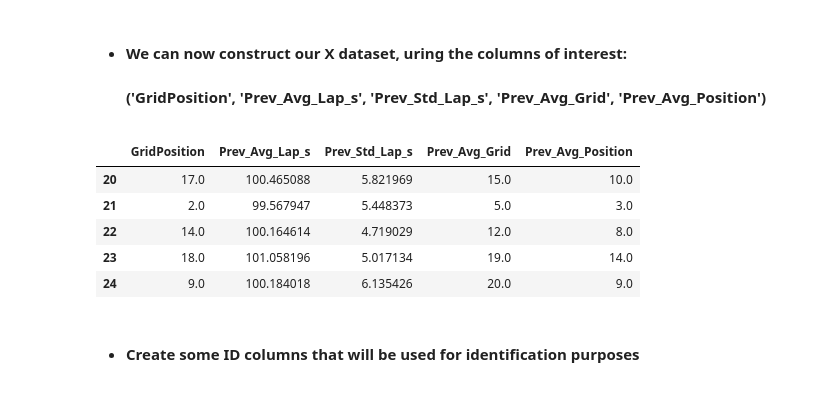
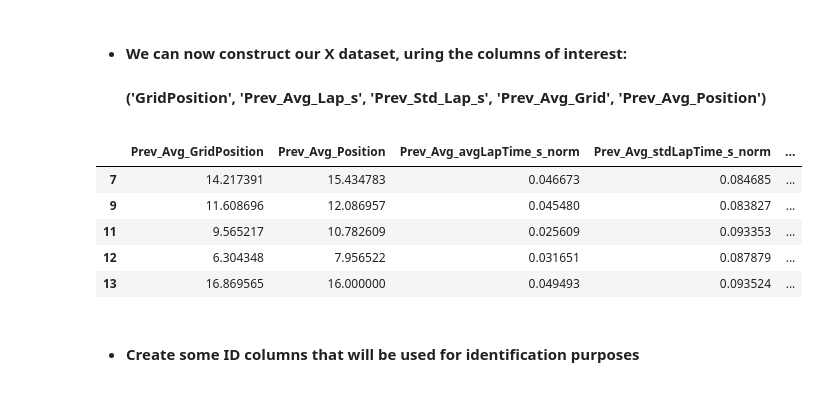
Before and after one commit to apostkpl/fun_with_fastF1, a Jupyter notebook: fastf1_pred.ipynb, the cells around one changed output. Saved outputs shown, nothing was run; the diff lists cells and outputs as text; code cells hidden in the pictures.

```diff
--- a/fastf1_pred.ipynb
+++ b/fastf1_pred.ipynb
@@ -139,0 +186,13 @@ all_stats.dropna(subset = ['Prev_Avg_Grid', 'Prev_Avg_Lap_s', 'Prev_Std_Lap_s'],
+# %%
+all_stats['Prev_Avg_Finish_Track'] = all_stats.groupby(['Driver', 'CircuitName'])['Position'].transform(
+    lambda x: x.expanding(min_periods = 1).mean().shift(1)
+)
+
+all_stats['Rolling_Prev_Avg_Finish_Track'] = all_stats.groupby(['Driver', 'CircuitName'])['Position'].transform(
+    lambda x: x.rolling(window = WINDOW_SIZE, min_periods = 1).mean().shift(1)
+)
+
+all_stats.dropna(
+    subset = ['Prev_Avg_Finish_Track', 'Rolling_Prev_Avg_Finish_Track'],
+    inplace = True
+)
@@ -139,0 +201,24 @@ all_stats.dropna(subset = ['Prev_Avg_Grid', 'Prev_Avg_Lap_s', 'Prev_Std_Lap_s'],
+# %%
+# Find out how the team as a whole is doing in recent races when it comes to average lap times
+all_stats['Rolling_Prev_Avg_TeamPace'] = all_stats.groupby('Team')['avgLapTime_s_norm'].transform(
+    lambda x: x.rolling(window = WINDOW_SIZE, min_periods = 1).mean().shift(1)
+)
+
+# Create a "per_team" df for summed "Position"s
+per_team_stats = all_stats.groupby(['Year', 'raceID', 'Team'])['Position'].mean().reset_index()
+# Merge the new summed Positions (will rename them) with the original df
+per_team_stats.rename(columns = {'Position': 'perRace_Team_Avg_Pos'}, inplace=True)
+all_stats = all_stats.merge(
+    per_team_stats[['Year', 'raceID', 'Team', 'perRace_Team_Avg_Pos']],
+    on=['Year', 'raceID', 'Team'],
+    how='left'
+)
+
+all_stats['Rolling_Prev_Avg_TeamFinalPos'] = all_stats.groupby('Team')['perRace_Team_Avg_Pos'].transform(
+    lambda x: x.rolling(window = WINDOW_SIZE, min_periods = 1).mean().shift(1)
+)
+
+all_stats.dropna(
+    subset = ['Rolling_Prev_Avg_TeamPace', 'Rolling_Prev_Avg_TeamFinalPos'],
+    inplace = True
+)
@@ -140,3 +227,5 @@ all_stats.dropna(subset = ['Prev_Avg_Grid', 'Prev_Avg_Lap_s', 'Prev_Std_Lap_s'],
+# %%
+all_stats['BadResult'] = (all_stats['Position'] > 10).astype(int)
 # %%
 all_stats.columns
 # %% [output]
@@ -148,16 +244,19 @@ Index(['Driver', 'lapsCompleted', 'avgLapTime_s', 'stdLapTime_s',
 - #### We can now construct our X dataset, uring the columns of interest:
   #### ('GridPosition', 'Prev_Avg_Lap_s', 'Prev_Std_Lap_s', 'Prev_Avg_Grid', 'Prev_Avg_Position')
 # %%
-X_cols = ['GridPosition', 'Prev_Avg_Lap_s', 'Prev_Std_Lap_s', 'Prev_Avg_Grid', 'Prev_Avg_Position']
+X_cols = ['Prev_Avg_GridPosition', 'Prev_Avg_Position', 'Prev_Avg_avgLapTime_s_norm', 'Prev_Avg_stdLapTime_s_norm',
+         'Rolling_Prev_Avg_avgLapTime_s_norm', 'Rolling_Prev_Avg_stdLapTime_s_norm',
+         'Rolling_Prev_Avg_GridPosition', 'Rolling_Prev_Avg_Position', 'Prev_Avg_Finish_Track', 'Rolling_Prev_Avg_Finish_Track',
+         'Rolling_Prev_Avg_TeamPace', 'Rolling_Prev_Avg_TeamFinalPos', 'BadResult']
 X = all_stats[X_cols].copy()
 X.head()
 # %% [output]
-|  | GridPosition | Prev_Avg_Lap_s | Prev_Std_Lap_s | Prev_Avg_Grid | Prev_Avg_Position |
-| 20 | 17.0 | 100.465088 | 5.821969 | 15.0 | 10.0 |
-| 21 | 2.0 | 99.567947 | 5.448373 | 5.0 | 3.0 |
-| 22 | 14.0 | 100.164614 | 4.719029 | 12.0 | 8.0 |
-| 23 | 18.0 | 101.058196 | 5.017134 | 19.0 | 14.0 |
-| 24 | 9.0 | 100.184018 | 6.135426 | 20.0 | 9.0 |
+|  | Prev_Avg_GridPosition | Prev_Avg_Position | Prev_Avg_avgLapTime_s_norm | Prev_Avg_stdLapTime_s_norm | ... |
+| 7 | 14.217391 | 15.434783 | 0.046673 | 0.084685 | ... |
+| 9 | 11.608696 | 12.086957 | 0.045480 | 0.083827 | ... |
+| 11 | 9.565217 | 10.782609 | 0.025609 | 0.093353 | ... |
+| 12 | 6.304348 | 7.956522 | 0.031651 | 0.087879 | ... |
+| 13 | 16.869565 | 16.000000 | 0.049493 | 0.093524 | ... |
 # %% [markdown]
 - #### Create some ID columns that will be used for identification purposes
 # %%
```
Also changed, not shown: parts of 32 cells of this notebook, 1 other file.
